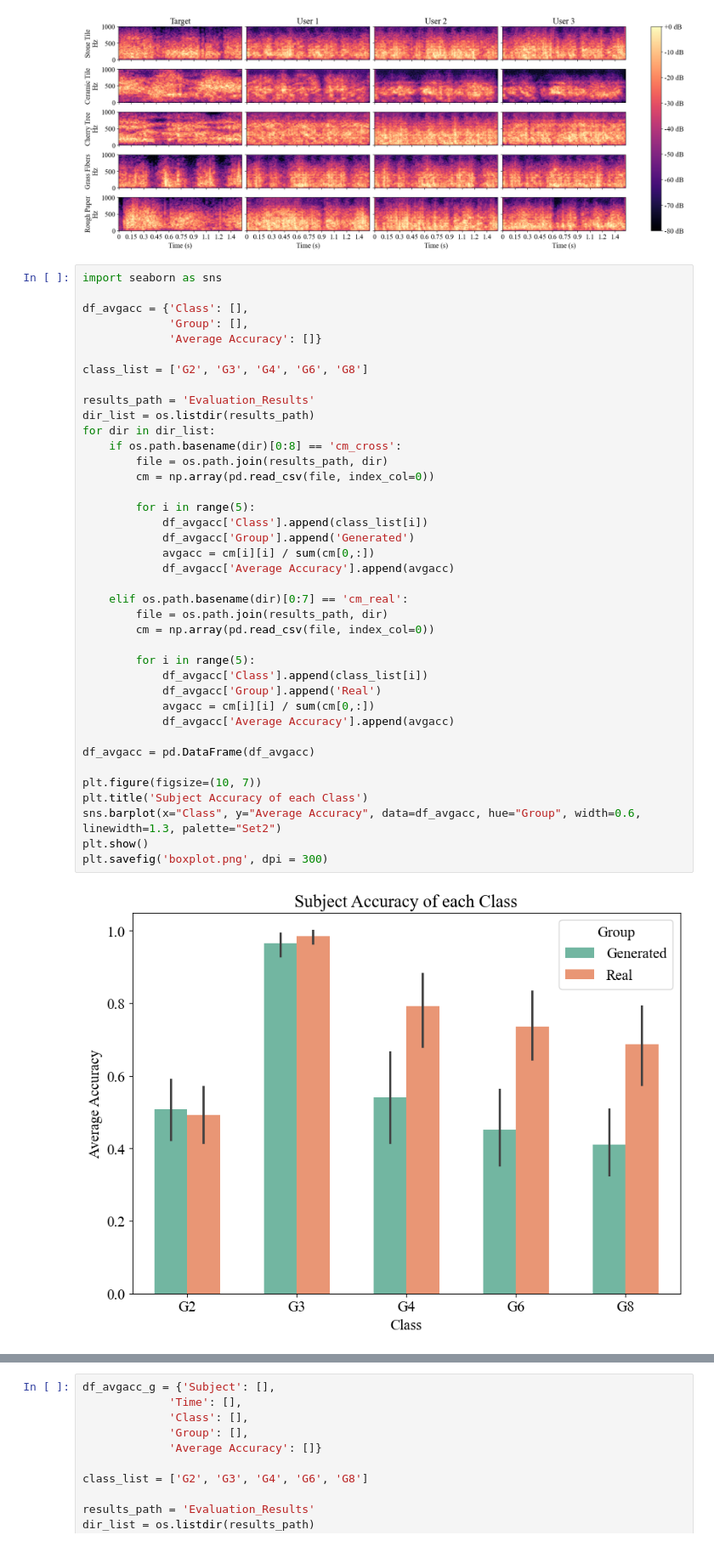
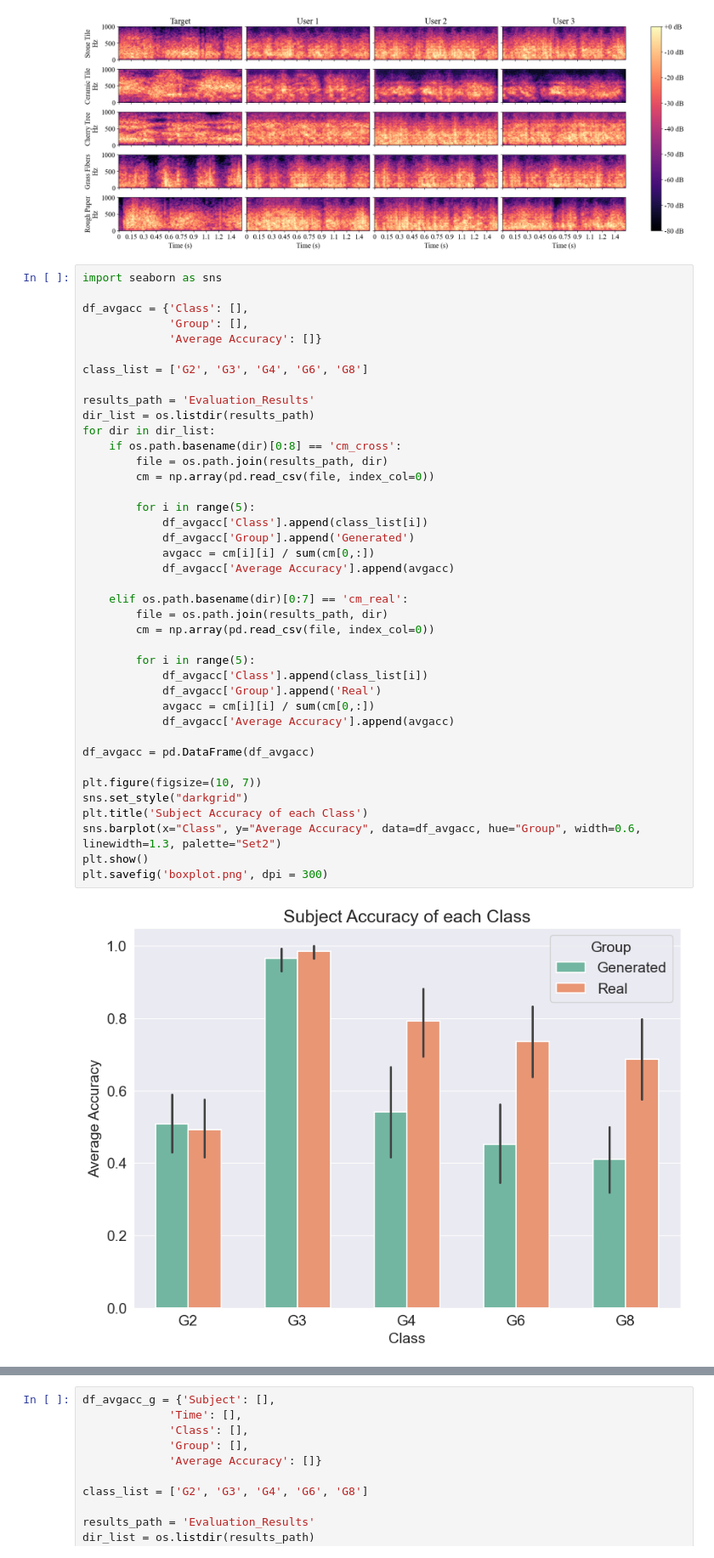
Before and after one commit to shinolab/vibrotactile-autoencoder, a Jupyter notebook: result_analysis.ipynb, the cells around one changed output, grey strips where cells are left out. Shown at 85% size. Saved outputs shown, nothing was run; the diff lists cells and outputs as text.

```diff
--- a/result_analysis.ipynb
+++ b/result_analysis.ipynb
@@ -85,32 +85,33 @@ results_path = 'Evaluation_Results'
 dir_list = os.listdir(results_path)
 for dir in dir_list:
     if os.path.basename(dir)[0:8] == 'cm_cross':
         file = os.path.join(results_path, dir)
         cm = np.array(pd.read_csv(file, index_col=0))
 
         for i in range(5):
             df_avgacc['Class'].append(class_list[i])
             df_avgacc['Group'].append('Generated')
             avgacc = cm[i][i] / sum(cm[0,:])
             df_avgacc['Average Accuracy'].append(avgacc)
 
     elif os.path.basename(dir)[0:7] == 'cm_real':
         file = os.path.join(results_path, dir)
         cm = np.array(pd.read_csv(file, index_col=0))
 
         for i in range(5):
             df_avgacc['Class'].append(class_list[i])
             df_avgacc['Group'].append('Real')
             avgacc = cm[i][i] / sum(cm[0,:])
             df_avgacc['Average Accuracy'].append(avgacc)
 
 df_avgacc = pd.DataFrame(df_avgacc)
 
 plt.figure(figsize=(10, 7))
+sns.set_style("darkgrid")
 plt.title('Subject Accuracy of each Class')
 sns.barplot(x="Class", y="Average Accuracy", data=df_avgacc, hue="Group", width=0.6, linewidth=1.3, palette="Set2")
 plt.show()
 plt.savefig('boxplot.png', dpi = 300)
 # %% [output]
-[figure, old version]
+[figure, new version]
 <Figure size 640x480 with 0 Axes>
```
Also changed, not shown: parts of 3 cells of this notebook.
